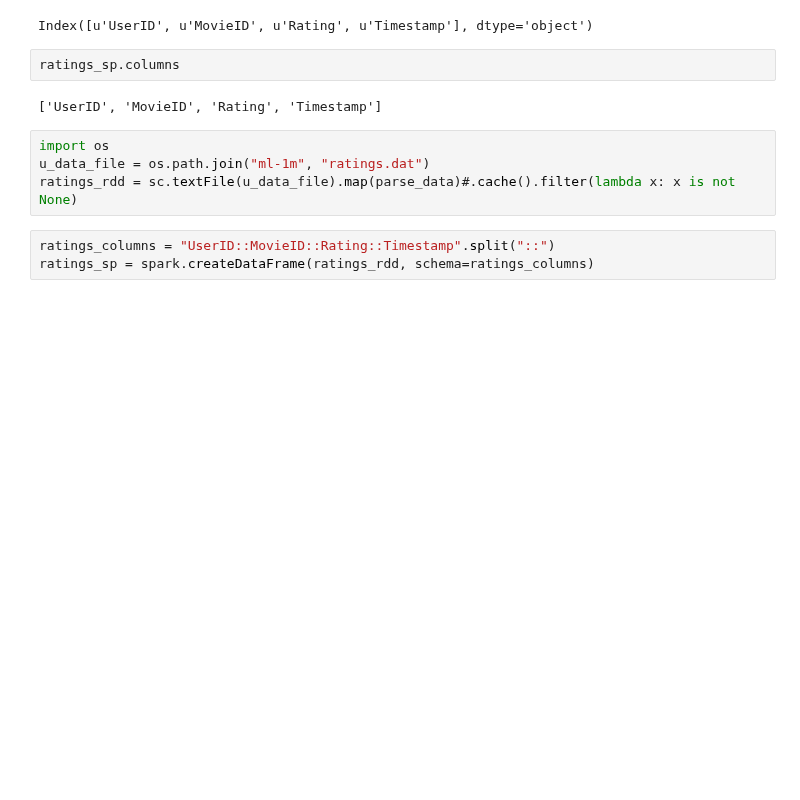
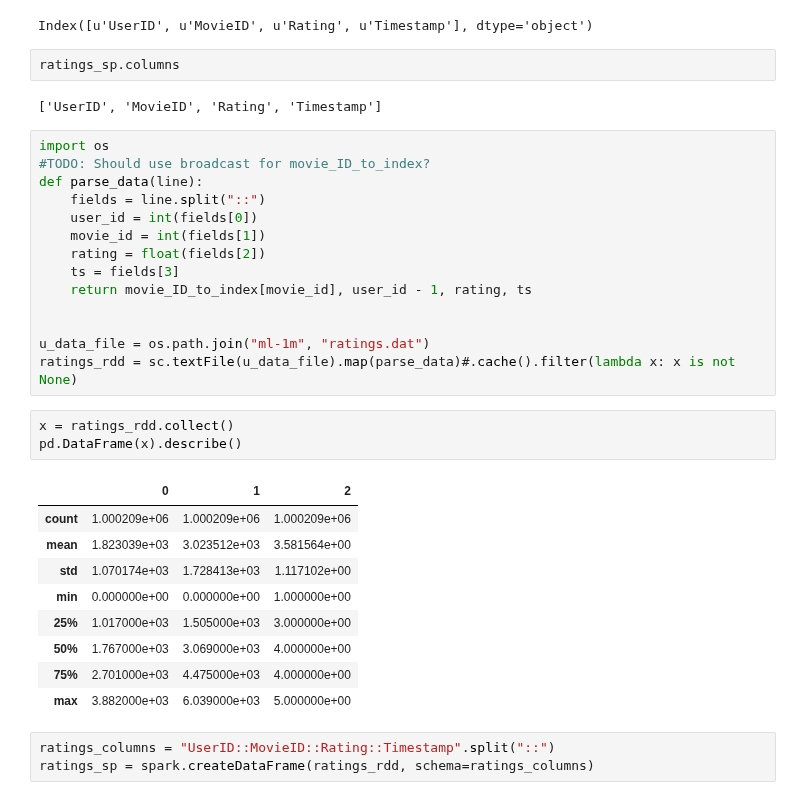
Before and after one commit to amirnasri/Data-Science, a Jupyter notebook: Recommender/ALS2.ipynb, the cells around one changed output. Cells and saved outputs as stored; diff of their text form; blank space fills up the shorter version.

```diff
--- a/Recommender/ALS2.ipynb
+++ b/Recommender/ALS2.ipynb
@@ -160,8 +163,31 @@ ratings_sp.columns
 ['UserID', 'MovieID', 'Rating', 'Timestamp']
 # %%
 import os
+#TODO: Should use broadcast for movie_ID_to_index?
+def parse_data(line):
+    fields = line.split("::")
+    user_id = int(fields[0])
+    movie_id = int(fields[1])
+    rating = float(fields[2])
+    ts = fields[3]
+    return movie_ID_to_index[movie_id], user_id - 1, rating, ts
+
+
 u_data_file = os.path.join("ml-1m", "ratings.dat")
 ratings_rdd = sc.textFile(u_data_file).map(parse_data)#.cache().filter(lambda x: x is not None)
+# %%
+x = ratings_rdd.collect()
+pd.DataFrame(x).describe()
+# %% [output]
+|  | 0 | 1 | 2 |
+| count | 1.000209e+06 | 1.000209e+06 | 1.000209e+06 |
+| mean | 1.823039e+03 | 3.023512e+03 | 3.581564e+00 |
+| std | 1.070174e+03 | 1.728413e+03 | 1.117102e+00 |
+| min | 0.000000e+00 | 0.000000e+00 | 1.000000e+00 |
+| 25% | 1.017000e+03 | 1.505000e+03 | 3.000000e+00 |
+| 50% | 1.767000e+03 | 3.069000e+03 | 4.000000e+00 |
+| 75% | 2.701000e+03 | 4.475000e+03 | 4.000000e+00 |
+| max | 3.882000e+03 | 6.039000e+03 | 5.000000e+00 |
 # %%
 ratings_columns = "UserID::MovieID::Rating::Timestamp".split("::")
 ratings_sp = spark.createDataFrame(ratings_rdd, schema=ratings_columns)
```
Also changed, not shown: parts of 6 cells of this notebook.
